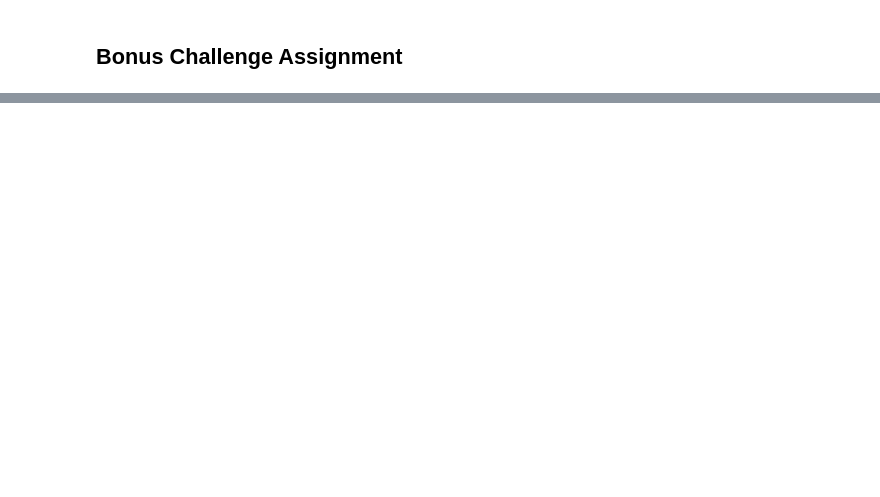
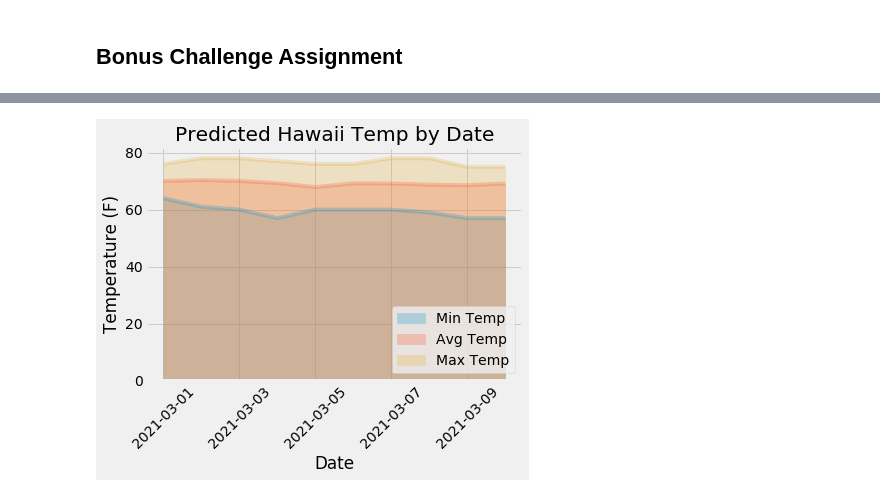
Before and after one commit to jeremyhamley/sqlalchemy-challenge, a Jupyter notebook: sqlalchemy_hawaii.ipynb, the cells around one changed output, grey strips where cells are left out. Cells and saved outputs as stored; diff of their text form; code cells hidden in the pictures; blank space fills up the shorter version.

```diff
--- a/sqlalchemy_hawaii.ipynb
+++ b/sqlalchemy_hawaii.ipynb
@@ -239,11 +301,12 @@ daily_normals("01-01")
 # %%
 # calculate the daily normals for your trip
 # push each tuple of calculations into a list called `normals`
+normals = []
 
-# Set the start and end date of the trip
-
-# Use the start and end date to create a range of dates
-
-# Stip off the year and save a list of %m-%d strings
+trip_days = ["03-01","03-02","03-03","03-04","03-05","03-06","03-07","03-08","03-09","03-10" ]
 
 # Loop through the list of %m-%d strings and calculate the normals for each date
+for day in trip_days:
+    normals.append(daily_normals(day))
+
+normals
@@ -257,0 +324,14 @@ daily_normals("01-01")
+# %%
+# Load the previous query results into a Pandas DataFrame and add the `trip_dates` range as the `date` index
+
+temp_normals_df = pd.DataFrame({"Trip Date": ["2021-03-01", "2021-03-02", "2021-03-03","2021-03-04", "2021-03-05",
+                                              "2021-03-06", "2021-03-07", "2021-03-08","2021-03-09", "2021-03-10"],
+                                "Min Temp": [normals[0][0][0], normals[1][0][0], normals[2][0][0], normals[3][0][0], normals[4][0][0],
+                                             normals[5][0][0], normals[6][0][0], normals[7][0][0], normals[8][0][0],normals[9][0][0]],
+                                "Avg Temp": [normals[0][0][1], normals[1][0][1], normals[2][0][1], normals[3][0][1], normals[4][0][1],
+                                             normals[5][0][1], normals[6][0][1], normals[7][0][1], normals[8][0][1],normals[9][0][1]],
+                                "Max Temp": [normals[0][0][2], normals[1][0][2], normals[2][0][2], normals[3][0][2], normals[4][0][2],
+                                             normals[5][0][2], normals[6][0][2], normals[7][0][2], normals[8][0][2],normals[9][0][2]],
+                                })
+temp_normals_df = temp_normals_df.set_index("Trip Date")
+temp_normals_df
@@ -257,0 +351,12 @@ daily_normals("01-01")
+# %%
+# Plot the daily normals as an area plot with `stacked=False`
+
+temp_normals_df.plot.area(stacked=False, alpha=.25)
+plt.xticks( rotation="45")
+plt.title("Predicted Hawaii Temp by Date")
+plt.legend(loc="lower right")
+plt.xlabel("Date")
+plt.ylabel("Temperature (F)")
+plt.show()
+# %% [output]
+[figure, added]
```
Also changed, not shown: parts of 13 cells of this notebook.
